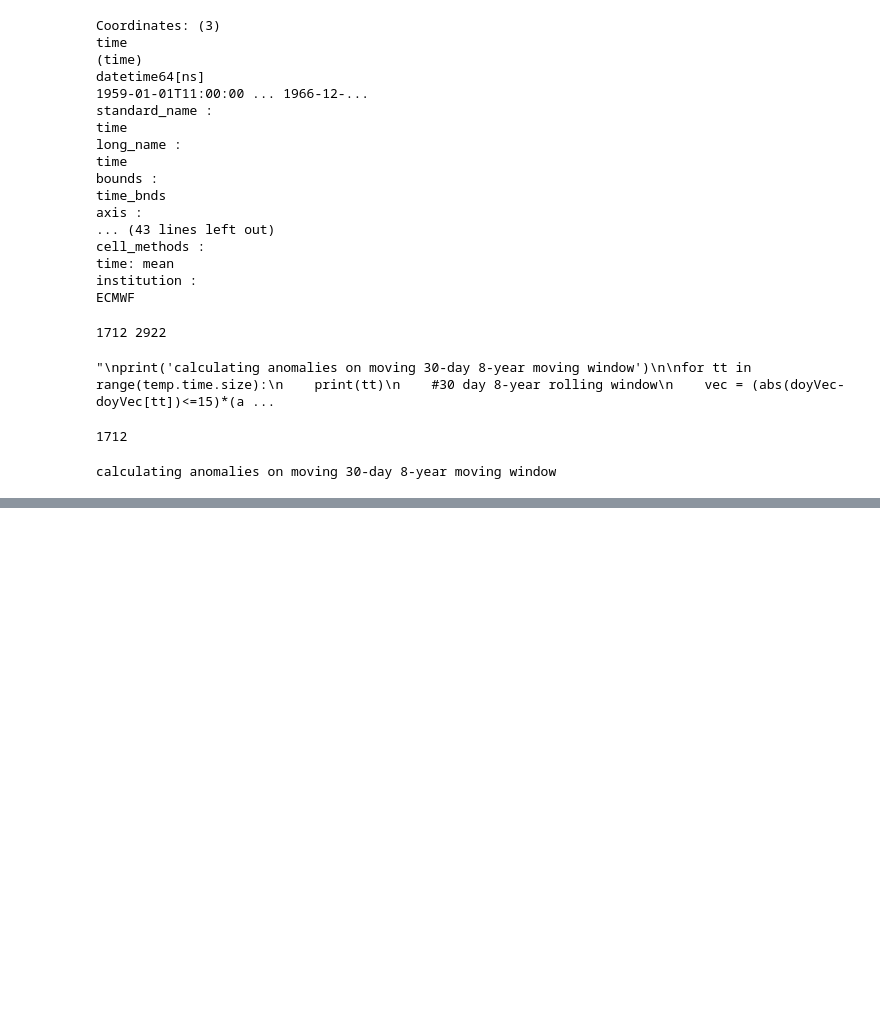
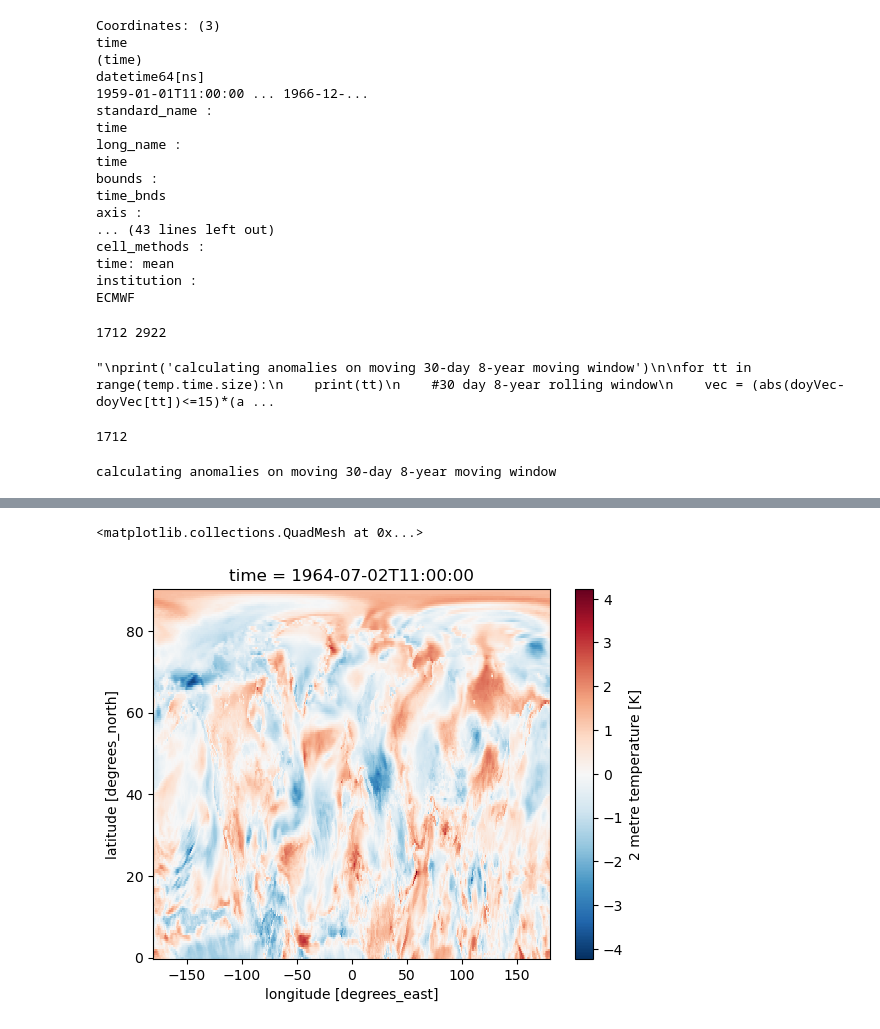
Before and after one commit to edgardotes/HW_contrack, a Jupyter notebook: HW_contrack.ipynb, the cells around one changed output, grey strips where cells are left out. Cells and saved outputs as stored; diff of their text form; code cells hidden in the pictures; blank space fills up the shorter version.

```diff
--- a/HW_contrack.ipynb
+++ b/HW_contrack.ipynb
@@ -369,0 +388,6 @@ matExt.isel(time=0).plot()
+# %%
+snap=matExt.sel(time='1964-07-02',drop=True)
+snap.plot()
+# %% [output]
+<matplotlib.collections.QuadMesh at 0x...>
+[figure, added]
```
Also changed, not shown: parts of 12 cells of this notebook, 1 other file.
